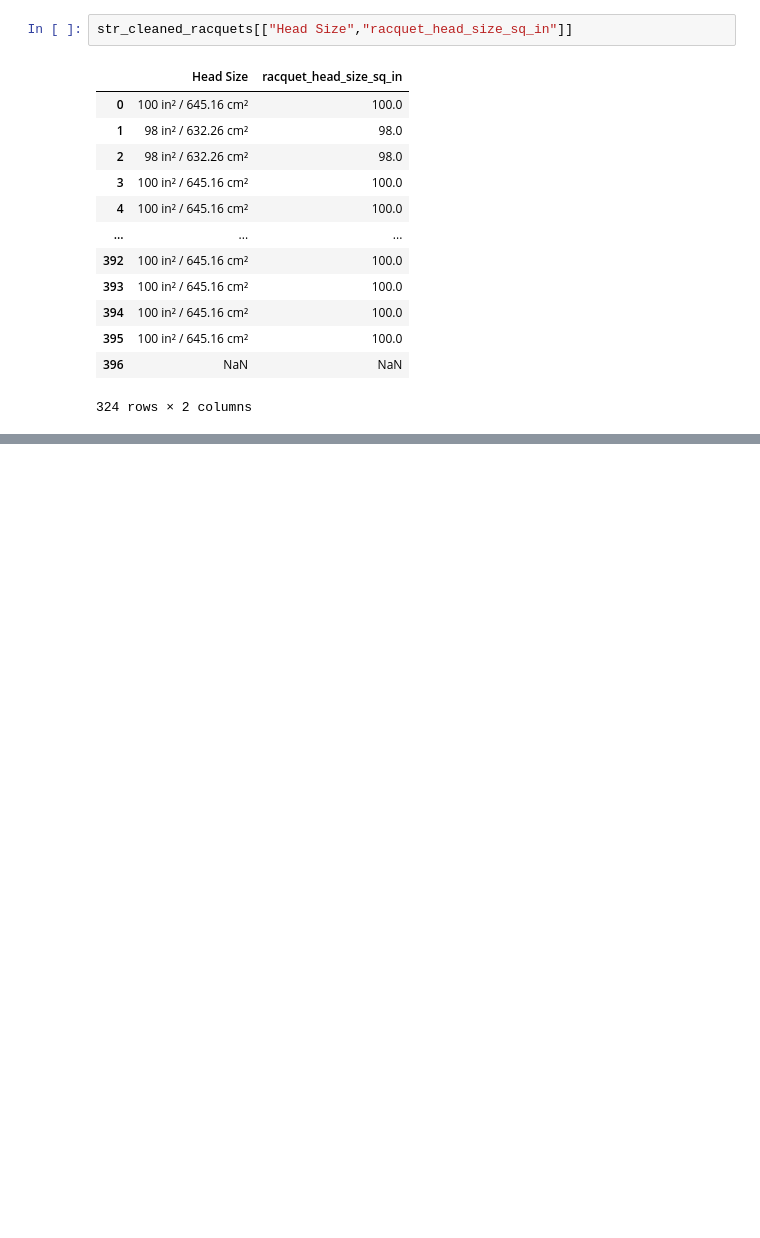
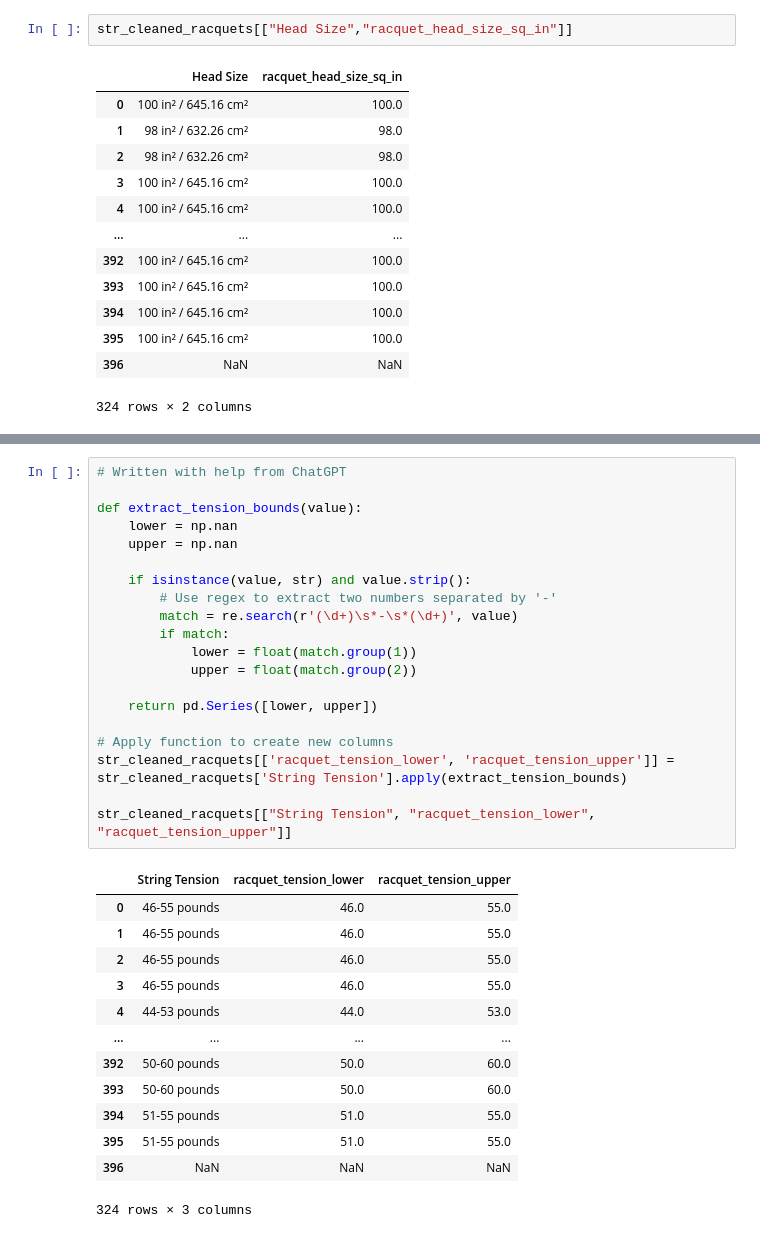
Before and after one commit to r0hankrishnan/racket-semantic-search, a Jupyter notebook: notebooks/04-rk-racquet-data-preprocessing.ipynb, the cells around one changed output, grey strips where cells are left out. Cells and saved outputs as stored; diff of their text form; blank space fills up the shorter version.

```diff
--- a/notebooks/04-rk-racquet-data-preprocessing.ipynb
+++ b/notebooks/04-rk-racquet-data-preprocessing.ipynb
@@ -302,0 +604,34 @@ Name: racquets_length_in, Length: 324, dtype: float64
+# %%
+# Written with help from ChatGPT
+
+def extract_tension_bounds(value):
+    lower = np.nan
+    upper = np.nan
+
+    if isinstance(value, str) and value.strip():
+        # Use regex to extract two numbers separated by '-'
+        match = re.search(r'(\d+)\s*-\s*(\d+)', value)
+        if match:
+            lower = float(match.group(1))
+            upper = float(match.group(2))
+
+    return pd.Series([lower, upper])
+
+# Apply function to create new columns
+str_cleaned_racquets[['racquet_tension_lower', 'racquet_tension_upper']] = str_cleaned_racquets['String Tension'].apply(extract_tension_bounds)
+
+str_cleaned_racquets[["String Tension", "racquet_tension_lower", "racquet_tension_upper"]]
+# %% [output]
+|  | String Tension | racquet_tension_lower | racquet_tension_upper |
+| 0 | 46-55 pounds | 46.0 | 55.0 |
+| 1 | 46-55 pounds | 46.0 | 55.0 |
+| 2 | 46-55 pounds | 46.0 | 55.0 |
+| 3 | 46-55 pounds | 46.0 | 55.0 |
+| 4 | 44-53 pounds | 44.0 | 53.0 |
+| ... | ... | ... | ... |
+| 392 | 50-60 pounds | 50.0 | 60.0 |
+| 393 | 50-60 pounds | 50.0 | 60.0 |
+| 394 | 51-55 pounds | 51.0 | 55.0 |
+| 395 | 51-55 pounds | 51.0 | 55.0 |
+| 396 | NaN | NaN | NaN |
+324 rows × 3 columns
```
Also changed, not shown: parts of 36 cells of this notebook.
